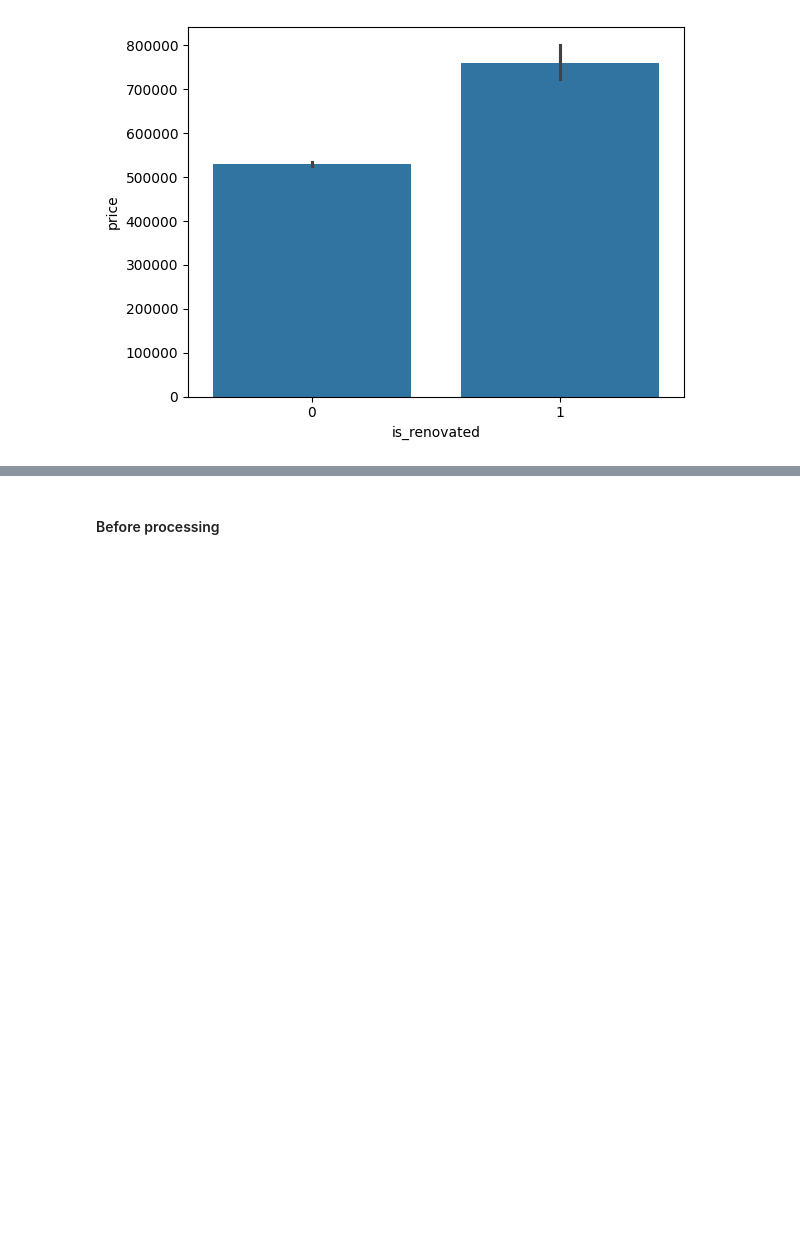
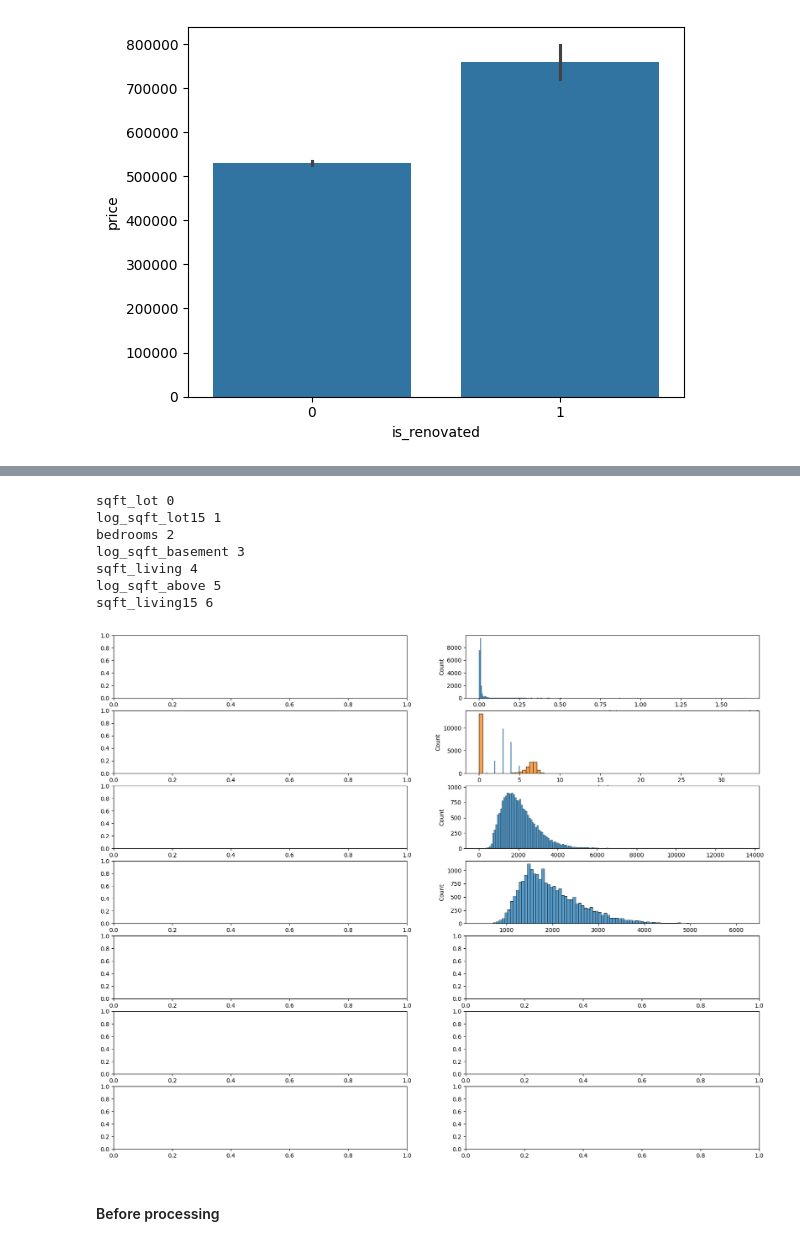
Before and after one commit to trandinhthang203/Machine-Learning-Projects, a Jupyter notebook: ML/house.ipynb, the cells around one changed output, grey strips where cells are left out. Cells and saved outputs as stored; diff of their text form; code cells hidden in the pictures; blank space fills up the shorter version.

```diff
--- a/ML/house.ipynb
+++ b/ML/house.ipynb
@@ -331,0 +339,9 @@ df
+# %%
+df_high_skewness = dfsk[dfsk["Skewness"] > 1]
+df_high_skewness
+
+for col in list(df_high_skewness["Name column"]):
+    log_name = "log_" + col
+    df[log_name] = np.log1p(df[col])
+
+df
@@ -332,3 +362,24 @@ df
+# %%
+fig, axes = plt.subplots(7, 2, figsize = (20, 16))
+axes = axes.flatten()
+
+for i, col in enumerate(list(df_high_skewness["Name column"])):
+    log = "log_" + col
+    if (i % 2):
+        print(log, i)
+        sns.histplot(df, x=log, ax=axes[i])
+    else:
+        print(col, i)
+        sns.histplot(df, x=col, ax=axes[i + 1])
+# %% [output]
+sqft_lot 0
+log_sqft_lot15 1
+bedrooms 2
+log_sqft_basement 3
+sqft_living 4
+log_sqft_above 5
+sqft_living15 6
+[figure, added]
 # %%
 from sklearn.model_selection import train_test_split, cross_val_score
 from sklearn.metrics import mean_absolute_error, mean_squared_error
```
Also changed, not shown: parts of 20 cells of this notebook.
